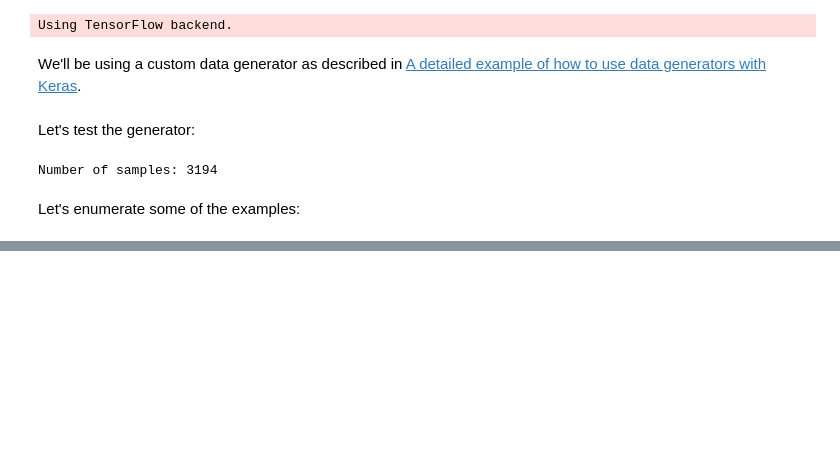
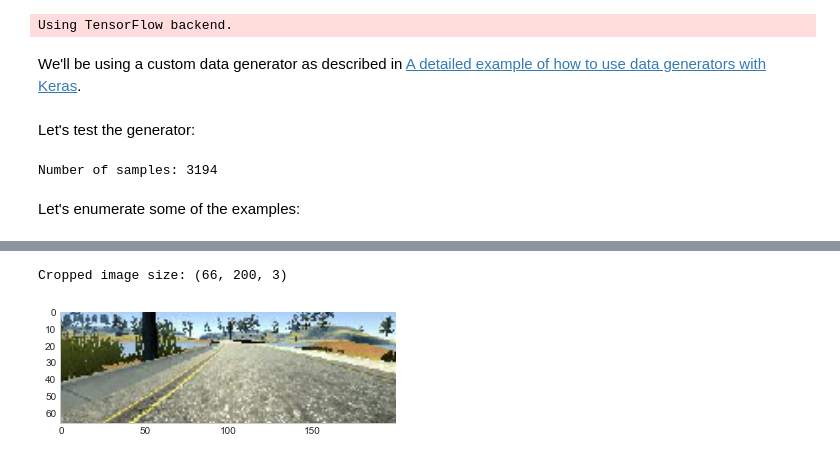
Before and after one commit to sunsided/CarND-Behavioral-Cloning-P3, a Jupyter notebook: training.ipynb, the cells around one changed output, grey strips where cells are left out. Saved outputs shown, nothing was run; the diff lists cells and outputs as text; code cells hidden in the pictures; blank space fills up the shorter version.

```diff
--- a/training.ipynb
+++ b/training.ipynb
@@ -328,0 +358,12 @@ for i, (X, y) in enumerate(test_generator):
+# %%
+CROP_TOP = 24
+CROP_BOTTOM = 15
+
+cropped_test_img = test_img[CROP_TOP:-CROP_BOTTOM, ...]
+print('Cropped image size: {}'.format(cropped_test_img.shape))
+plt.imshow(cropped_test_img)
+plt.grid(None)
+sns.despine()
+# %% [output]
+Cropped image size: (66, 200, 3)
+[figure, added]
```
Also changed, not shown: parts of 23 cells of this notebook, 7 other files.
